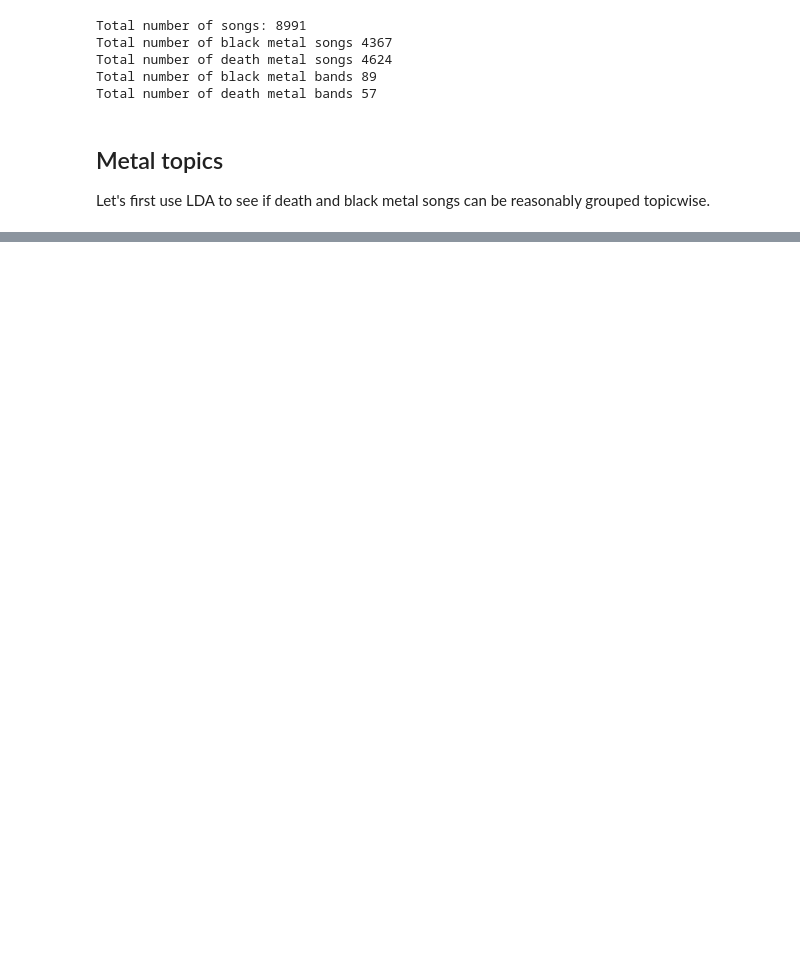
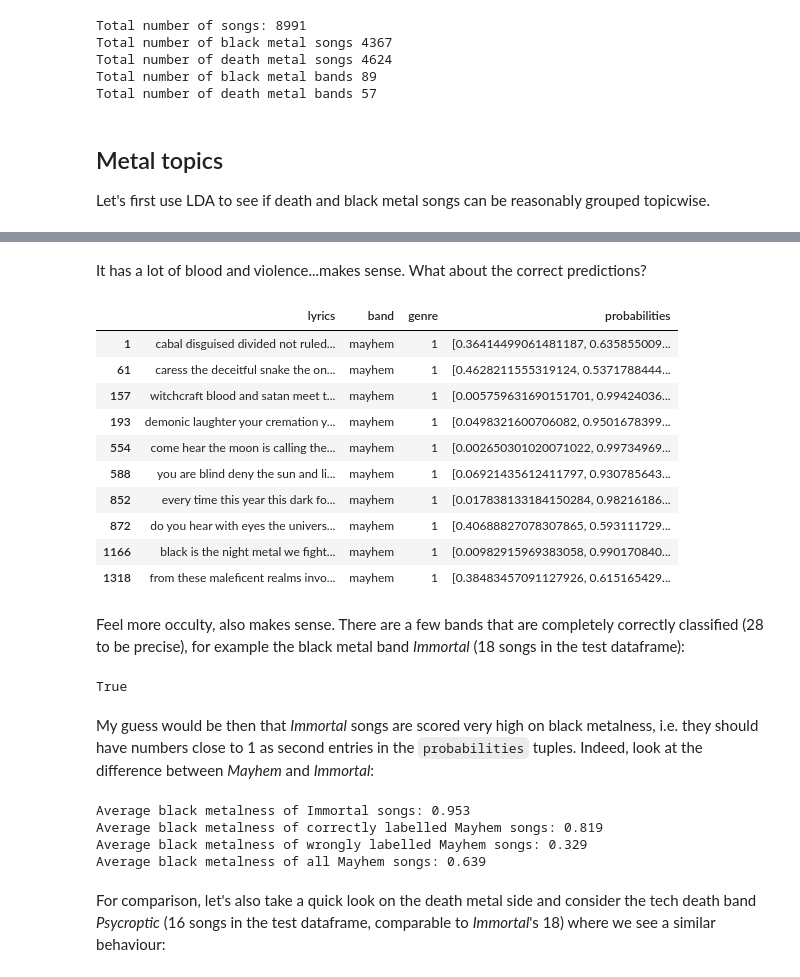
Before and after one commit to maraungu/metal-classifier, a Jupyter notebook: metal-classification.ipynb, the cells around one changed output, grey strips where cells are left out. Drawn from its saved outputs; the diff is of its cells as text; code cells hidden in the pictures; blank space fills up the shorter version.

```diff
--- a/metal-classification.ipynb
+++ b/metal-classification.ipynb
@@ -59,0 +394,41 @@ Let's first use LDA to see if death and black metal songs can be reasonably grou
+# %% [markdown]
+It has a lot of blood and violence...makes sense.  What about the correct predictions?
+# %%
+df_correct_predictions[df_correct_predictions['band'] == 'mayhem'].head(10)
+# %% [output]
+|  | lyrics | band | genre | probabilities |
+| 1 | cabal disguised divided not ruled... | mayhem | 1 | [0.36414499061481187, 0.635855009... |
+| 61 | caress the deceitful snake the on... | mayhem | 1 | [0.4628211555319124, 0.5371788444... |
+| 157 | witchcraft blood and satan meet t... | mayhem | 1 | [0.005759631690151701, 0.99424036... |
+| 193 | demonic laughter your cremation y... | mayhem | 1 | [0.0498321600706082, 0.9501678399... |
+| 554 | come hear the moon is calling the... | mayhem | 1 | [0.002650301020071022, 0.99734969... |
+| 588 | you are blind deny the sun and li... | mayhem | 1 | [0.06921435612411797, 0.930785643... |
+| 852 | every time this year this dark fo... | mayhem | 1 | [0.017838133184150284, 0.98216186... |
+| 872 | do you hear with eyes the univers... | mayhem | 1 | [0.40688827078307865, 0.593111729... |
+| 1166 | black is the night metal we fight... | mayhem | 1 | [0.00982915969383058, 0.990170840... |
+| 1318 | from these maleficent realms invo... | mayhem | 1 | [0.38483457091127926, 0.615165429... |
+# %% [markdown]
+Feel more occulty, also makes sense.  There are a few bands that are completely correctly classified (28 to be precise), for example the black metal band *Immortal* (18 songs in the test dataframe):
+# %%
+print(len(df_correct_predictions[df_correct_predictions['band'] == 'immortal']) ==
+      len(df_test[df_test['band'] == 'immortal']))
+# %% [output]
+True
+# %% [markdown]
+My guess would be then that *Immortal* songs are scored very high on black metalness, i.e. they should have numbers close to 1 as second entries in the `probabilities` tuples.  Indeed, look at the difference between *Mayhem* and *Immortal*:
+# %%
+print('Average black metalness of Immortal songs: %.3f '
+      % analysis.average_blackness(df_correct_predictions[df_correct_predictions['band'] == 'immortal']))
+print('Average black metalness of correctly labelled Mayhem songs: %.3f '
+      % analysis.average_blackness(df_correct_predictions[df_correct_predictions['band'] == 'mayhem']))
+print('Average black metalness of wrongly labelled Mayhem songs: %.3f '
+      % analysis.average_blackness(df_wrong_predictions[df_wrong_predictions['band'] == 'mayhem']))
+print('Average black metalness of all Mayhem songs: %.3f '
+      % analysis.average_blackness(df_test[df_test['band'] == 'mayhem']))
+# %% [output]
+Average black metalness of Immortal songs: 0.953
+Average black metalness of correctly labelled Mayhem songs: 0.819
+Average black metalness of wrongly labelled Mayhem songs: 0.329
+Average black metalness of all Mayhem songs: 0.639
+# %% [markdown]
+For comparison, let's also take a quick look on the death metal side and consider the tech death band *Psycroptic* (16 songs in the test dataframe, comparable to *Immortal*'s 18) where we see a similar behaviour:
```
Also changed, not shown: parts of 46 cells of this notebook, 3 other files.
